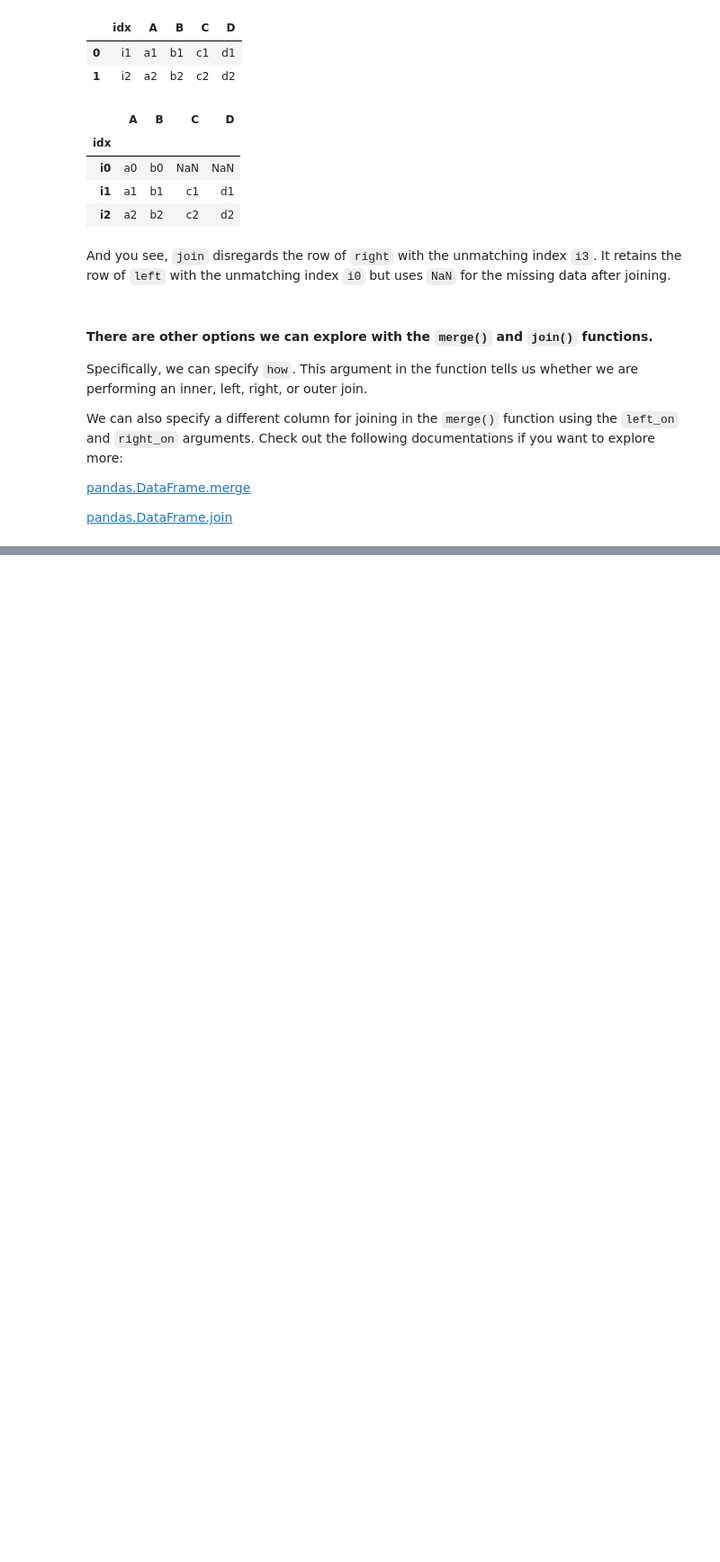
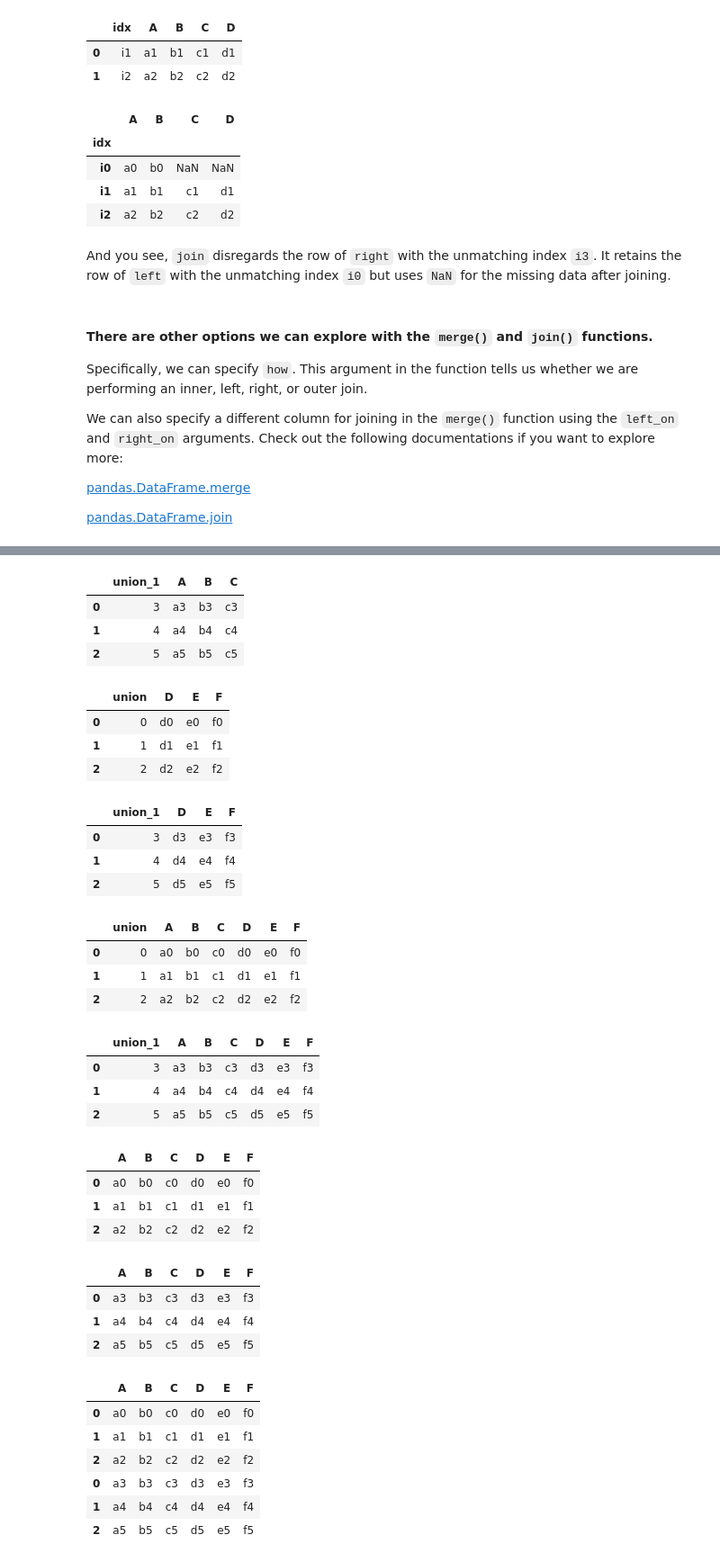
Before and after one commit to Ironhack-Data-Madrid-Marzo-2021/lab-pandas, a Jupyter notebook: your-code/pandas_2_concat-merge-join.ipynb, the cells around one changed output, grey strips where cells are left out. Shown at 90% size. Saved outputs shown, nothing was run; the diff lists cells and outputs as text; code cells hidden in the pictures; blank space fills up the shorter version.

```diff
--- a/your-code/pandas_2_concat-merge-join.ipynb
+++ b/your-code/pandas_2_concat-merge-join.ipynb
@@ -228,0 +261,73 @@ df2
+# %%
+df2.reset_index(inplace = True)
+df2 = df2.rename(columns = {'index': 'union_1'})
+df2
+# %% [output]
+|  | union_1 | A | B | C |
+| 0 | 3 | a3 | b3 | c3 |
+| 1 | 4 | a4 | b4 | c4 |
+| 2 | 5 | a5 | b5 | c5 |
+# %%
+df3.reset_index(inplace = True)
+df3 = df3.rename(columns = {'index': 'union'})
+df3
+# %% [output]
+|  | union | D | E | F |
+| 0 | 0 | d0 | e0 | f0 |
+| 1 | 1 | d1 | e1 | f1 |
+| 2 | 2 | d2 | e2 | f2 |
+# %%
+df4.reset_index(inplace = True)
+df4 = df4.rename(columns = {'index': 'union_1'})
+df4
+# %% [output]
+|  | union_1 | D | E | F |
+| 0 | 3 | d3 | e3 | f3 |
+| 1 | 4 | d4 | e4 | f4 |
+| 2 | 5 | d5 | e5 | f5 |
+# %%
+vamos = pd.merge(df1, df3, on = ["union"])
+vamos
+# %% [output]
+|  | union | A | B | C | D | E | F |
+| 0 | 0 | a0 | b0 | c0 | d0 | e0 | f0 |
+| 1 | 1 | a1 | b1 | c1 | d1 | e1 | f1 |
+| 2 | 2 | a2 | b2 | c2 | d2 | e2 | f2 |
+# %%
+jose = pd.merge(df2, df4, on = ["union_1"])
+jose
+# %% [output]
+|  | union_1 | A | B | C | D | E | F |
+| 0 | 3 | a3 | b3 | c3 | d3 | e3 | f3 |
+| 1 | 4 | a4 | b4 | c4 | d4 | e4 | f4 |
+| 2 | 5 | a5 | b5 | c5 | d5 | e5 | f5 |
+# %%
+vamos.drop("union", axis = 1, inplace = True)
+# %%
+vamos
+# %% [output]
+|  | A | B | C | D | E | F |
+| 0 | a0 | b0 | c0 | d0 | e0 | f0 |
+| 1 | a1 | b1 | c1 | d1 | e1 | f1 |
+| 2 | a2 | b2 | c2 | d2 | e2 | f2 |
+# %%
+jose.drop("union_1", axis = 1, inplace = True)
+# %%
+jose
+# %% [output]
+|  | A | B | C | D | E | F |
+| 0 | a3 | b3 | c3 | d3 | e3 | f3 |
+| 1 | a4 | b4 | c4 | d4 | e4 | f4 |
+| 2 | a5 | b5 | c5 | d5 | e5 | f5 |
+# %%
+vamos_jose = pd.concat([vamos, jose])
+
+vamos_jose
+# %% [output]
+|  | A | B | C | D | E | F |
+| 0 | a0 | b0 | c0 | d0 | e0 | f0 |
+| 1 | a1 | b1 | c1 | d1 | e1 | f1 |
+| 2 | a2 | b2 | c2 | d2 | e2 | f2 |
+| 0 | a3 | b3 | c3 | d3 | e3 | f3 |
+| 1 | a4 | b4 | c4 | d4 | e4 | f4 |
+| 2 | a5 | b5 | c5 | d5 | e5 | f5 |
```
Also changed, not shown: parts of 8 cells of this notebook.
